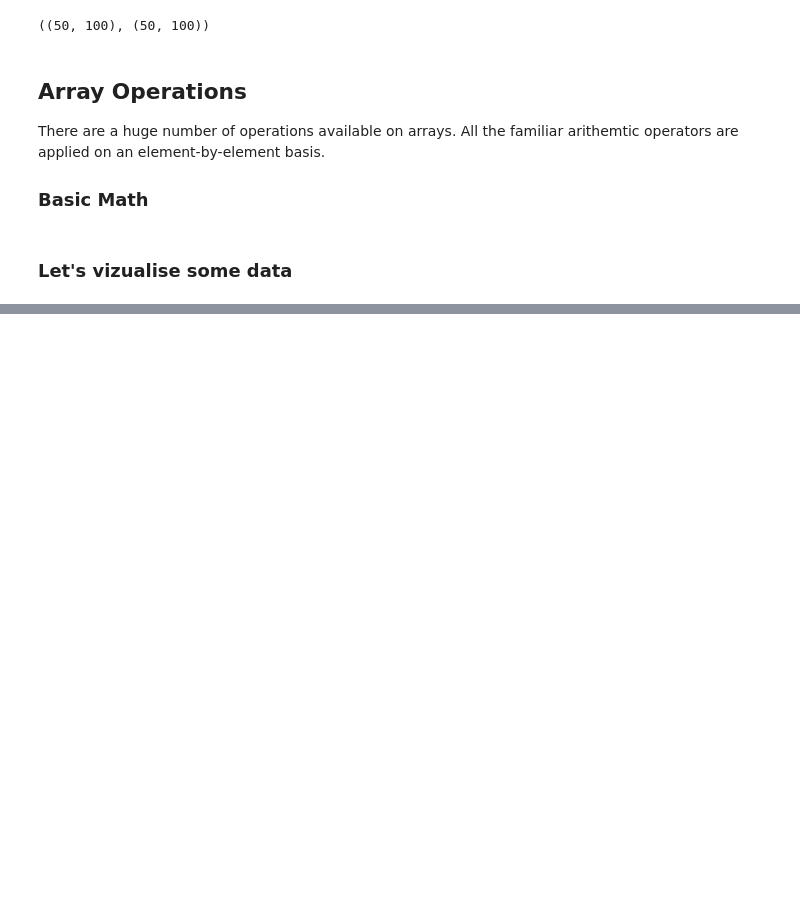
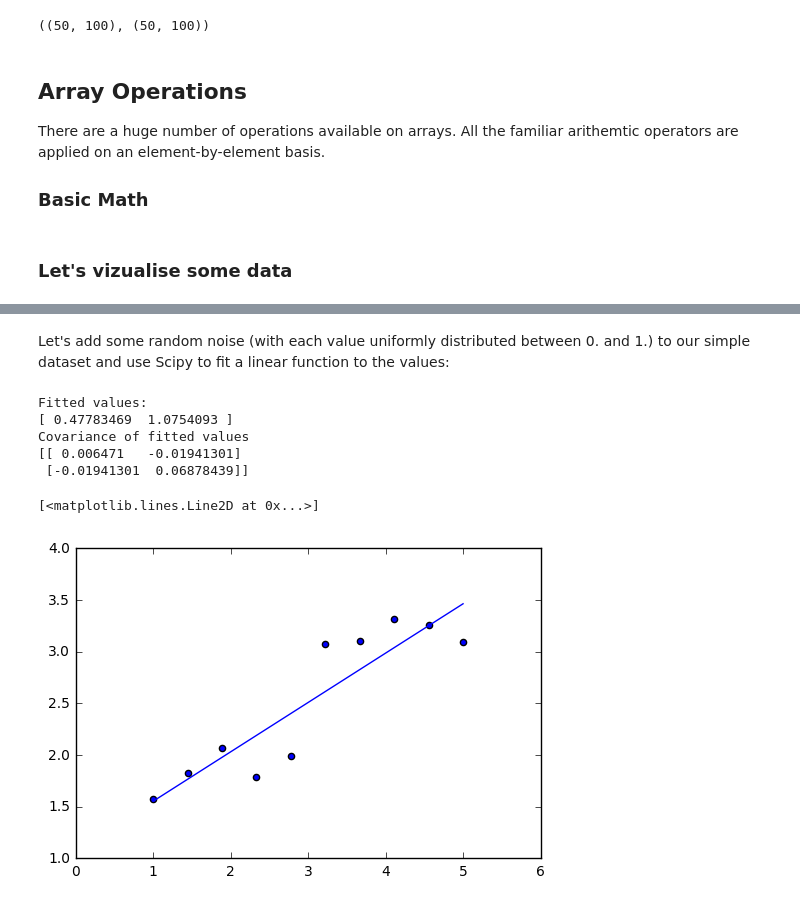
Before and after one commit to gustavo-marques/Python-basics-GFDL, a Jupyter notebook: python_basics.ipynb, the cells around one changed output, grey strips where cells are left out. Cells and saved outputs as stored; diff of their text form; code cells hidden in the pictures; blank space fills up the shorter version.

```diff
--- a/python_basics.ipynb
+++ b/python_basics.ipynb
@@ -357,5 +348,0 @@ Tuples may seem confusing at first, but with time you will come to appreciate th
-# %%
-# tuples are created with parentheses, or just commas
-a = ('Gustavo', 34, True)
-b = 'Blakely', 28, False
-type(b)
@@ -617,3 +498,29 @@ plt.ylabel('some numbers')
+# %% [markdown]
+Let's add some random noise (with each value uniformly distributed between 0. and 1.) to our simple dataset and use Scipy to fit a linear function to the values:
+# %%
+import scipy.optimize
+
+y += np.random.rand(y.size)
+
+def linear_function(x, a, b):
+    return a*x + b
+
+popt, pcov = scipy.optimize.curve_fit(linear_function, x, y)
+print("Fitted values:")
+print(popt)
+print("Covariance of fitted values")
+print(pcov)
+
+plt.scatter(x, y)  # scatter() is shorthand for plotting points only (no line between)
+plt.plot(x, linear_function(x, popt[0], popt[1]))
+# %% [output]
+Fitted values:
+[ 0.47783469  1.0754093 ]
+Covariance of fitted values
+[[ 0.006471   -0.01941301]
+ [-0.01941301  0.06878439]]
+[<matplotlib.lines.Line2D at 0x...>]
+[figure, added]
 # %%
 # Let's check how the function f defined above looks like:
 plt.pcolormesh(f)
```
Also changed, not shown: parts of 39 cells of this notebook.
